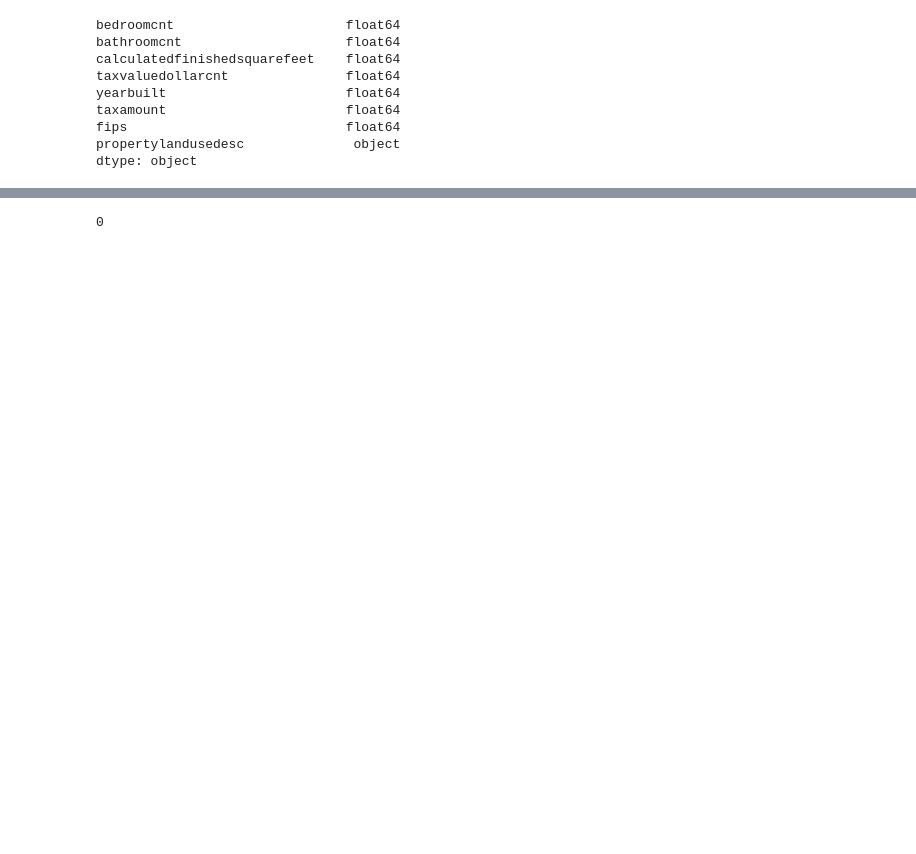
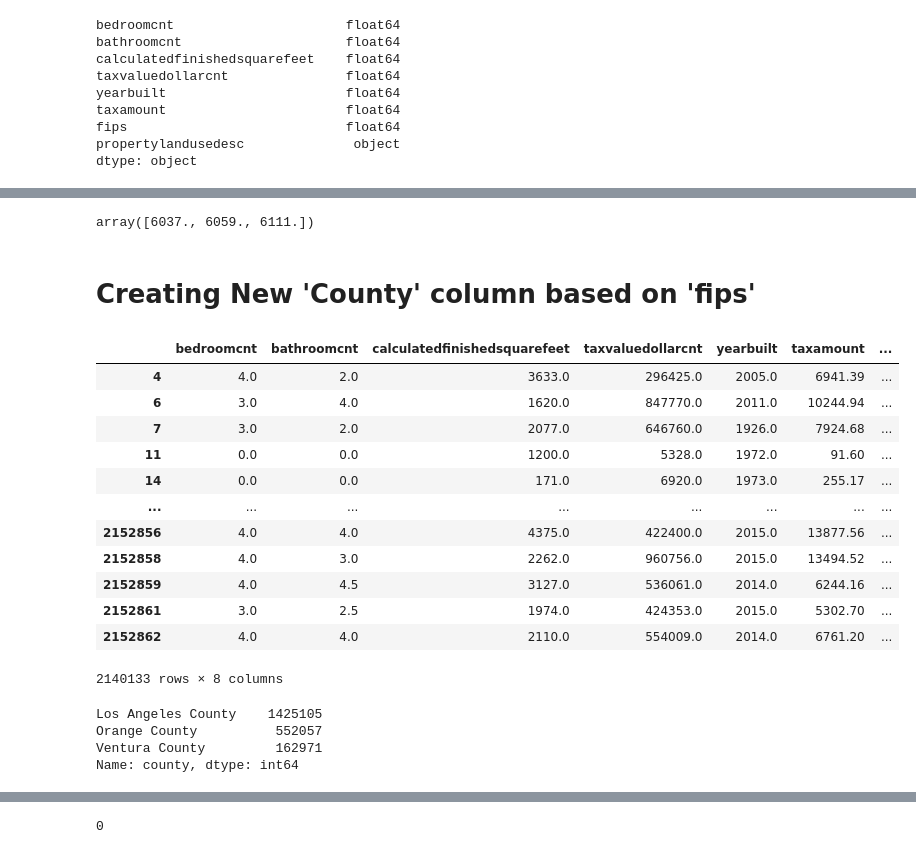
Before and after one commit to greg-maggard/regression_exercises, a Jupyter notebook: wrangle.ipynb, the cells around one changed output, grey strips where cells are left out. Saved outputs shown, nothing was run; the diff lists cells and outputs as text; code cells hidden in the pictures; blank space fills up the shorter version.

```diff
--- a/wrangle.ipynb
+++ b/wrangle.ipynb
@@ -48,0 +125,47 @@ df.shape[0]
+# %%
+df.fips.unique()
+# %% [output]
+array([6037., 6059., 6111.])
+# %% [markdown]
+# Creating New 'County' column based on 'fips'
+# %%
+def clearing_fips(df):
+    '''This function takes in a DataFrame of unprepared Zillow information and generates a new
+    'county' column, with the county name based on the FIPS code. Drops the 'fips' column and returns
+    the new DataFrame.
+    '''
+    # create a list of our conditions
+    fips = [
+        (df['fips'] == 6037.0),
+        (df['fips'] == 6059.0),
+        (df['fips'] == 6111.0)
+        ]
+    # create a list of the values we want to assign for each condition
+    counties = ['Los Angeles County', 'Orange County', 'Ventura County']
+    # create a new column and use np.select to assign values to it using our lists as arguments
+    df['county'] = np.select(fips, counties)
+    df = df.drop(columns = 'fips')
+    return df
+
+clearing_fips(df)
+# %% [output]
+|  | bedroomcnt | bathroomcnt | calculatedfinishedsquarefeet | taxvaluedollarcnt | yearbuilt | taxamount | ... |
+| 4 | 4.0 | 2.0 | 3633.0 | 296425.0 | 2005.0 | 6941.39 | ... |
+| 6 | 3.0 | 4.0 | 1620.0 | 847770.0 | 2011.0 | 10244.94 | ... |
+| 7 | 3.0 | 2.0 | 2077.0 | 646760.0 | 1926.0 | 7924.68 | ... |
+| 11 | 0.0 | 0.0 | 1200.0 | 5328.0 | 1972.0 | 91.60 | ... |
+| 14 | 0.0 | 0.0 | 171.0 | 6920.0 | 1973.0 | 255.17 | ... |
+| ... | ... | ... | ... | ... | ... | ... | ... |
+| 2152856 | 4.0 | 4.0 | 4375.0 | 422400.0 | 2015.0 | 13877.56 | ... |
+| 2152858 | 4.0 | 3.0 | 2262.0 | 960756.0 | 2015.0 | 13494.52 | ... |
+| 2152859 | 4.0 | 4.5 | 3127.0 | 536061.0 | 2014.0 | 6244.16 | ... |
+| 2152861 | 3.0 | 2.5 | 1974.0 | 424353.0 | 2015.0 | 5302.70 | ... |
+| 2152862 | 4.0 | 4.0 | 2110.0 | 554009.0 | 2014.0 | 6761.20 | ... |
+2140133 rows × 8 columns
+# %%
+df.county.value_counts()
+# %% [output]
+Los Angeles County    1425105
+Orange County          552057
+Ventura County         162971
+Name: county, dtype: int64
```
Also changed, not shown: parts of 30 cells of this notebook, 3 other files.
